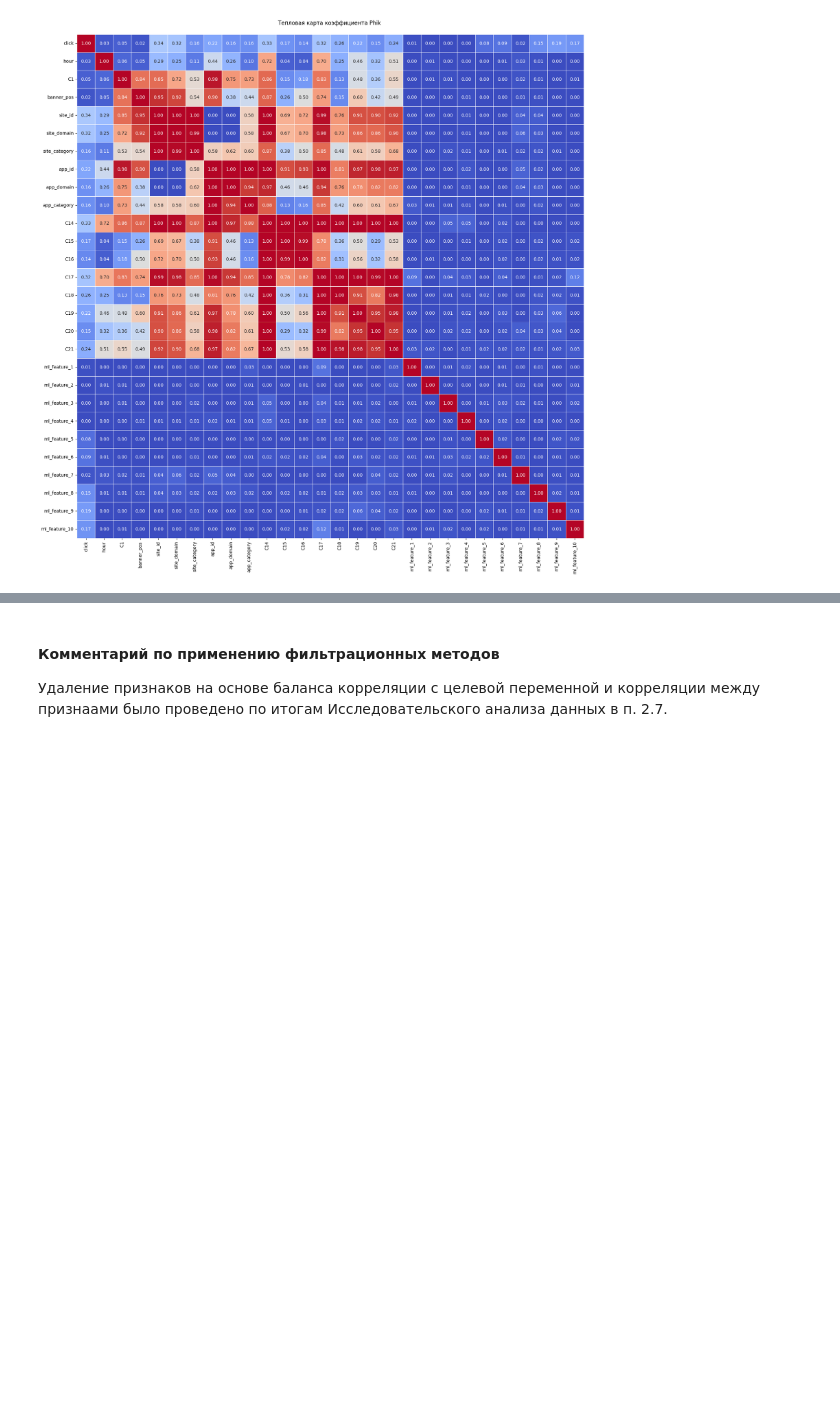
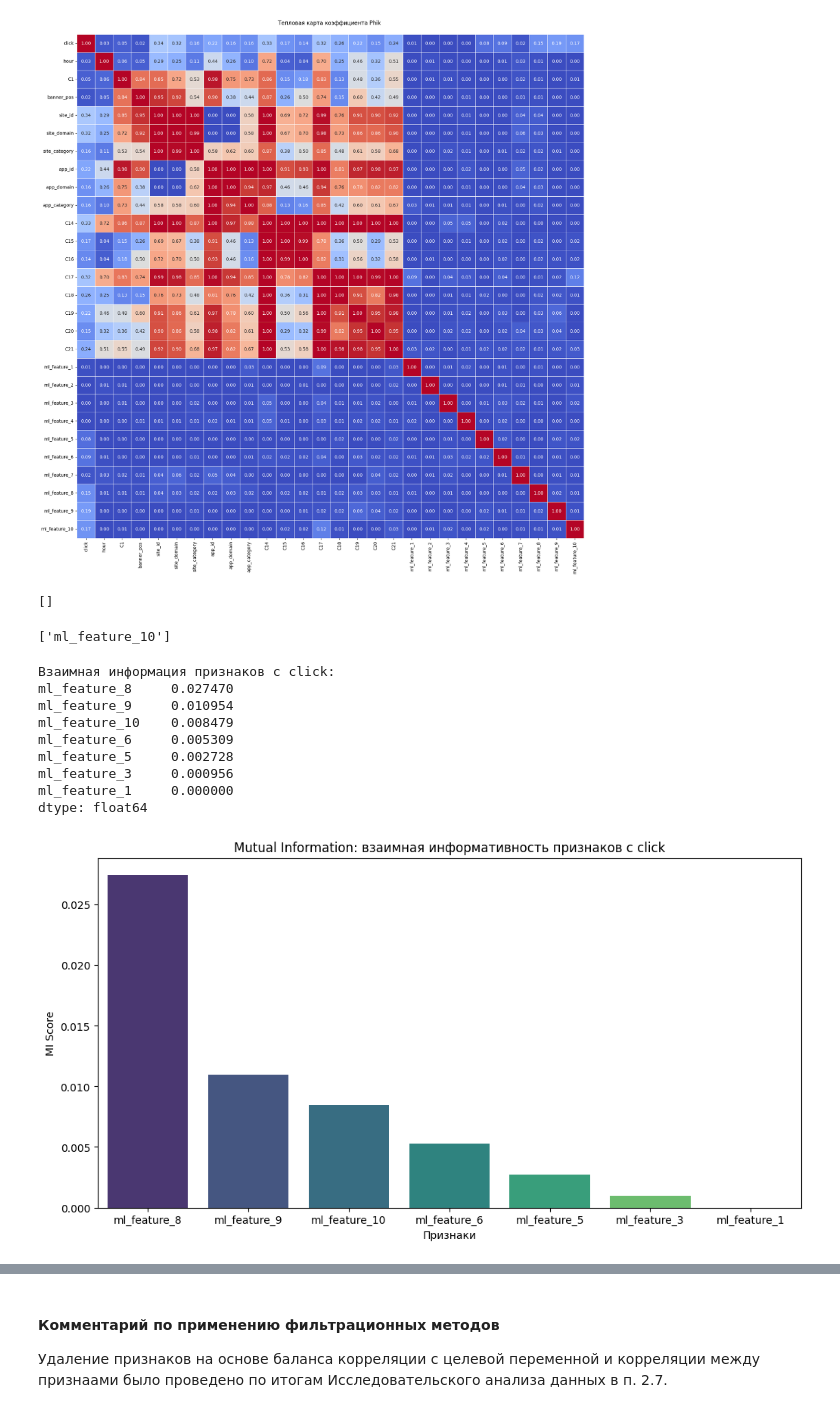
Before and after one commit to TemaQDX/sprint_12_project_advandex, a Jupyter notebook: sprint_12_project_advandex_Artem_Burov.ipynb, the cells around one changed output, grey strips where cells are left out. Drawn from its saved outputs; the diff is of its cells as text; code cells hidden in the pictures; blank space fills up the shorter version.

```diff
--- a/sprint_12_project_advandex_Artem_Burov.ipynb
+++ b/sprint_12_project_advandex_Artem_Burov.ipynb
@@ -1134,3 +1146,53 @@ df_work = optimize_dataframe(drop_unneccesary_columns(df_init, columns_to_drop))
 phik_coolwarm_matrix(df=df_work, target_var='click', interval_cols=num_features, figsize=(20, 20))
 # %% [output]
 [figure]
+# %%
+# Числовые признаки с полностью 0 дисперсией отсутсвуют
+
+vs_constant = VarianceThreshold(threshold=0.0)
+vs_constant.fit(df_work[num_features])
+
+constant_num_columns = [col for col, keep in zip(num_features, vs_constant.get_support()) if not keep]
+
+constant_num_columns
+# %% [output]
+[]
+# %%
+# Есдинственный числовой признак с отсечкой по дисперсии 0.1
+# Но все же это недостаточное основания для его удаления
+
+vs_constant = VarianceThreshold(threshold=0.1)
+vs_constant.fit(df_work[num_features])
+
+constant_num_columns = [col for col, keep in zip(num_features, vs_constant.get_support()) if not keep]
+
+constant_num_columns
+# %% [output]
+['ml_feature_10']
+# %%
+mi_scores = mutual_info_classif(X_train_val[num_features], y_train_val)
+mi_scores = pd.Series(mi_scores, index=X_train_val[num_features].columns)
+mi_scores = mi_scores.sort_values(ascending=False)
+
+# Вывод результатов
+print("Взаимная информация признаков с click:")
+print(mi_scores)
+
+# Визуализация
+plt.figure(figsize=(12, 6))
+sns.barplot(x=mi_scores.index, y=mi_scores.values, palette="viridis")
+plt.title("Mutual Information: взаимная информативность признаков с click")
+plt.ylabel("MI Score")
+plt.xlabel("Признаки")
+plt.show()
+# %% [output]
+Взаимная информация признаков с click:
+ml_feature_8     0.027470
+ml_feature_9     0.010954
+ml_feature_10    0.008479
+ml_feature_6     0.005309
+ml_feature_5     0.002728
+ml_feature_3     0.000956
+ml_feature_1     0.000000
+dtype: float64
+[figure, added]
```
Also changed, not shown: parts of 6 cells of this notebook.
